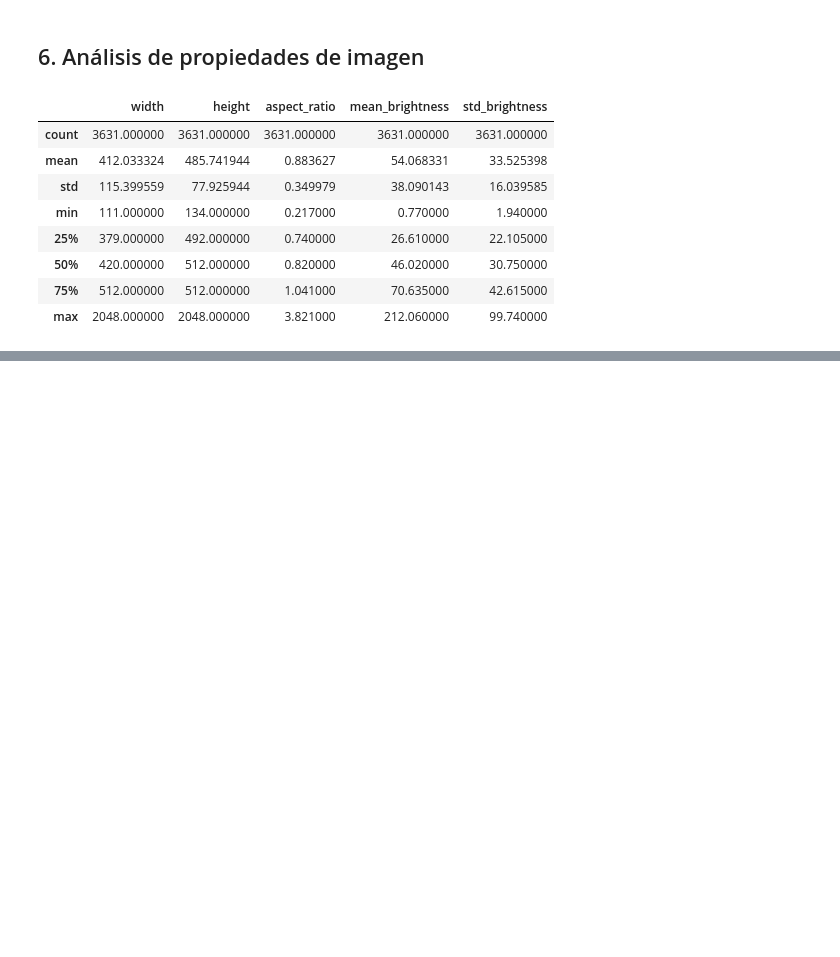
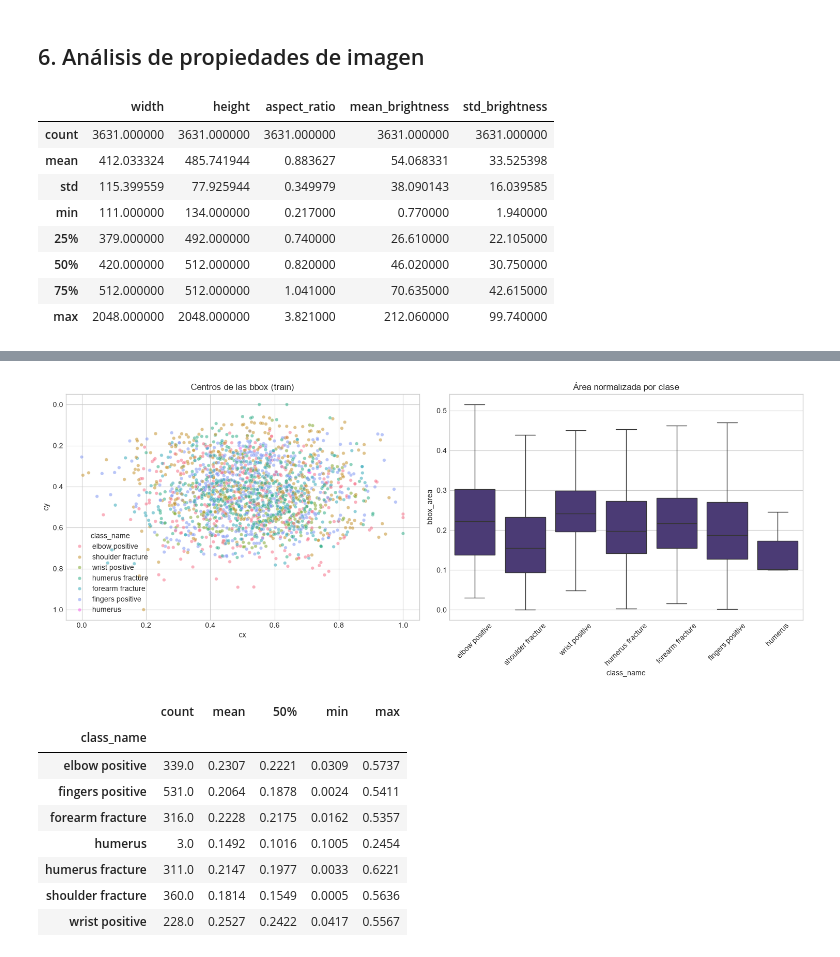
Before and after one commit to leandroabritez/VPCII_TP_CEIA, a Jupyter notebook: notebooks/01_EDA.ipynb, the cells around one changed output, grey strips where cells are left out. Drawn from its saved outputs; the diff is of its cells as text; code cells hidden in the pictures; blank space fills up the shorter version.

```diff
--- a/notebooks/01_EDA.ipynb
+++ b/notebooks/01_EDA.ipynb
@@ -310,0 +372,18 @@ display(img_stats.describe())
+# %%
+train_boxes = dfs['train'].copy(); train_boxes['bbox_area'] = train_boxes['bbox_w'] * train_boxes['bbox_h']
+fig, axes = plt.subplots(1, 2, figsize=(15, 6))
+sns.scatterplot(data=train_boxes, x='cx', y='cy', hue='class_name', alpha=.55, s=22, ax=axes[0]); axes[0].invert_yaxis(); axes[0].set_title('Centros de las bbox (train)')
+sns.boxplot(data=train_boxes, x='class_name', y='bbox_area', ax=axes[1], showfliers=False); axes[1].set_title('Área normalizada por clase'); axes[1].tick_params(axis='x', rotation=45)
+plt.tight_layout(); plt.savefig('../results/01_bbox_position_area_by_class.png', dpi=150, bbox_inches='tight'); plt.show()
+display(train_boxes.groupby('class_name')['bbox_area'].describe()[['count', 'mean', '50%', 'min', 'max']].round(4))
+# %% [output]
+[figure, added]
+|  | count | mean | 50% | min | max |
+| class_name |  |  |  |  |  |
+| elbow positive | 339.0 | 0.2307 | 0.2221 | 0.0309 | 0.5737 |
+| fingers positive | 531.0 | 0.2064 | 0.1878 | 0.0024 | 0.5411 |
+| forearm fracture | 316.0 | 0.2228 | 0.2175 | 0.0162 | 0.5357 |
+| humerus | 3.0 | 0.1492 | 0.1016 | 0.1005 | 0.2454 |
+| humerus fracture | 311.0 | 0.2147 | 0.1977 | 0.0033 | 0.6221 |
+| shoulder fracture | 360.0 | 0.1814 | 0.1549 | 0.0005 | 0.5636 |
+| wrist positive | 228.0 | 0.2527 | 0.2422 | 0.0417 | 0.5567 |
```
Also changed, not shown: parts of 13 cells of this notebook, 5 other files.
